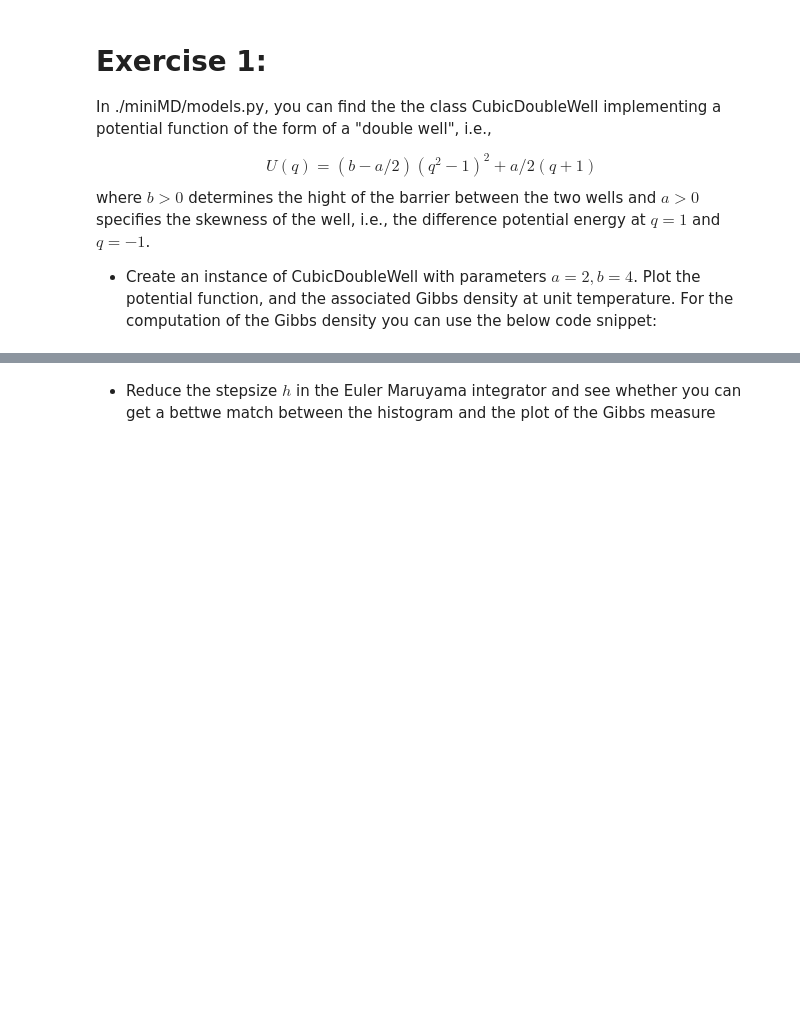
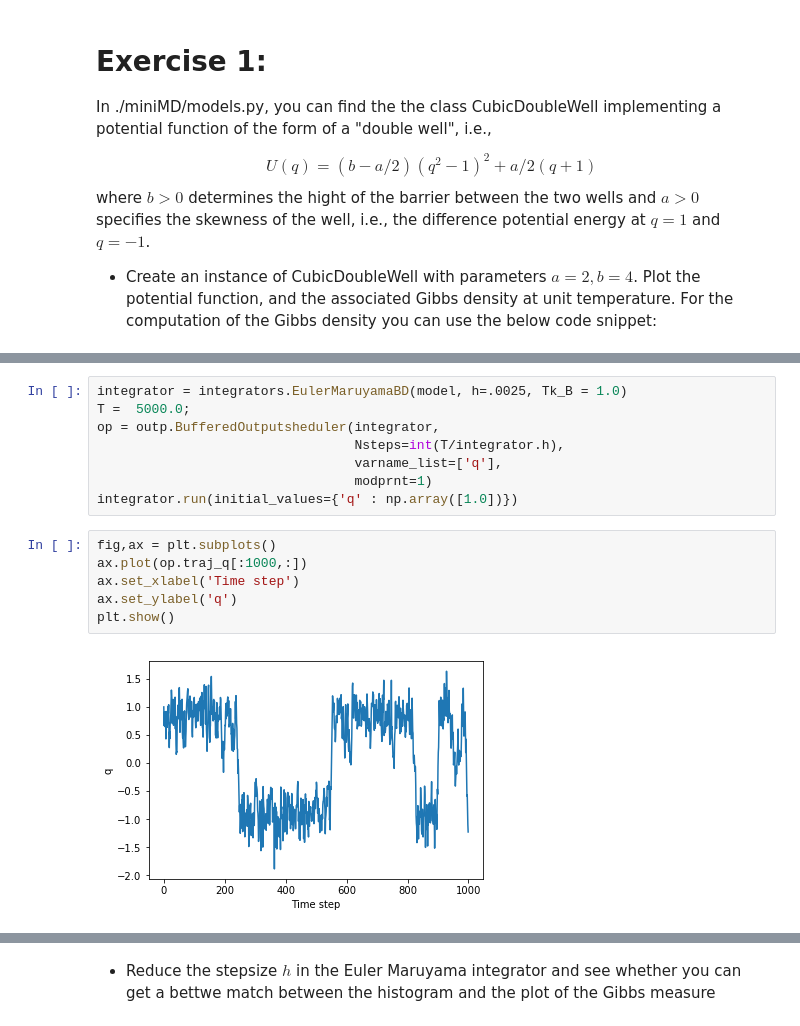
Before and after one commit to MatthiasSachs/BeijingSummerSchool, a Jupyter notebook: day3_exercises.ipynb, the cells around one changed output, grey strips where cells are left out. Saved outputs shown, nothing was run; the diff lists cells and outputs as text; blank space fills up the shorter version.

```diff
--- a/day3_exercises.ipynb
+++ b/day3_exercises.ipynb
@@ -59,3 +75,19 @@ $$
+# %%
+integrator = integrators.EulerMaruyamaBD(model, h=.0025, Tk_B = 1.0)
+T =  5000.0;
+op = outp.BufferedOutputsheduler(integrator,
+                                 Nsteps=int(T/integrator.h),
+                                 varname_list=['q'],
+                                 modprnt=1)
+integrator.run(initial_values={'q' : np.array([1.0])})
+# %%
+fig,ax = plt.subplots()
+ax.plot(op.traj_q[:1000,:])
+ax.set_xlabel('Time step')
+ax.set_ylabel('q')
+plt.show()
+# %% [output]
+[figure, added]
 # %%
 fig,ax = plt.subplots()
 edges=np.linspace(-2,2,50,endpoint=True);
```
Also changed, not shown: parts of 4 cells of this notebook, 8 other files.
